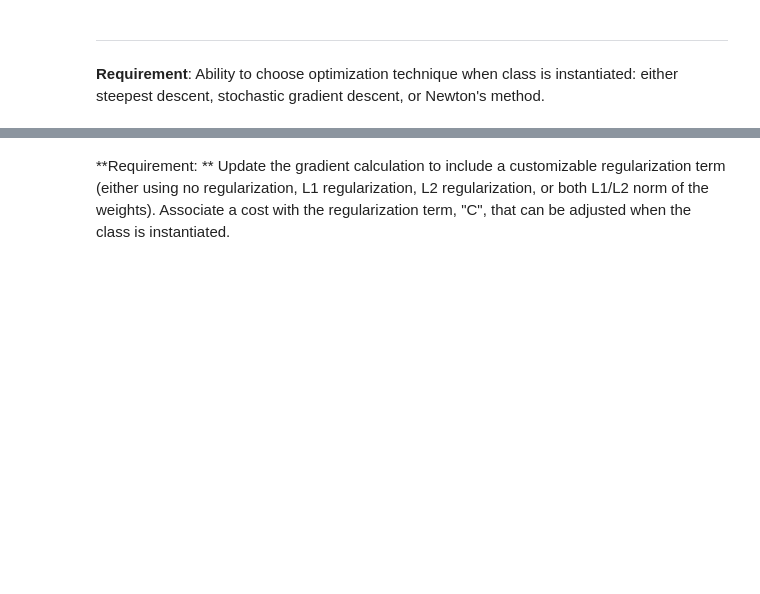
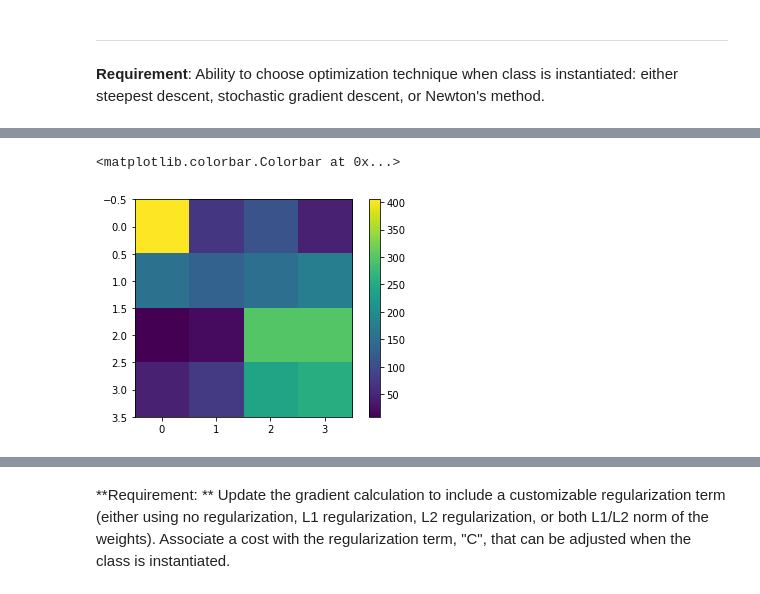
Before and after one commit to CT-Kyle/ML-Labs, a Jupyter notebook: lab4/Lab4 .ipynb, the cells around one changed output, grey strips where cells are left out. Cells and saved outputs as stored; diff of their text form; code cells hidden in the pictures; blank space fills up the shorter version.

Commit message:
added confusion matrix

```diff
--- a/lab4/Lab4 .ipynb
+++ b/lab4/Lab4 .ipynb
@@ -521,11 +510,11 @@ Wall time: 3.35 s
 # %%
 %%time
 clist = []
-tlr = LogisticRegression(0.1, 20, C=.01, optimizer="bfgs", regularization="l2")
-X = expit(X)
+tlr = LogisticRegression(0.1, 3000, C=.001, optimizer="stoch_grad", regularization="l2")
 # print(y)
 tlr.fit(X, y)
+# print(X)
 yhat = tlr.predict(X_test)
-print(y_test.encoded_gross.value_counts())
+print(pd.Series(y_test).value_counts())
 print(pd.Series(yhat).value_counts())
-print('Accuracy of: ',accuracy_score(y_test,yhat))
+print('Accuracy of: ',accuracy_score(y_test.astype(int),yhat.astype(int)))
@@ -550,0 +551,14 @@ for x in clist:
+# %%
+%%time
+bfgs_list = []
+bfgs_confusion = []
+for i in x_values:
+    tlr = LogisticRegression(0.1, 50, C=i, optimizer="bfgs", regularization="l2")
+    tlr.fit(X, y)
+    yhat = tlr.predict(X)
+    #     print(train_set.encoded_rating.value_counts())
+#     print(pd.Series(y).value_counts())
+#     print(pd.Series(yhat).value_counts())
+#     print('Accuracy of: ',accuracy_score(y.astype(int),yhat.astype(int)))
+    bfgs_confusion.append(mt.confusion_matrix(y.astype(int), yhat.astype(int)))
+    bfgs_list.append(accuracy_score(y.astype(int),yhat.astype(int)))
@@ -550,0 +567,14 @@ for x in clist:
+# %%
+%%time
+hessian_list = []
+hessian_confusion = []
+for i in x_values:
+    tlr = LogisticRegression(0.1, 20, C=i, optimizer="hessian", regularization="l2")
+    tlr.fit(X, y)
+    yhat = tlr.predict(X)
+    #     print(train_set.encoded_rating.value_counts())
+#     print(pd.Series(y).value_counts())
+#     print(pd.Series(yhat).value_counts())
+#     print('Accuracy of: ',accuracy_score(y.astype(int),yhat.astype(int)))
+    hessian_confusion.append(mt.confusion_matrix(y.astype(int), yhat.astype(int)))
+    hessian_list.append(accuracy_score(y.astype(int),yhat.astype(int)))
@@ -551,3 +583,10 @@ for x in clist:
+# %%
+%matplotlib inline
+plt.imshow(hessian_confusion[3])
+plt.colorbar()
+# %% [output]
+<matplotlib.colorbar.Colorbar at 0x...>
+[figure, added]
 # %%
 import matplotlib.pyplot as plt
 %matplotlib notebook
```
Also changed, not shown: parts of 13 cells of this notebook.
